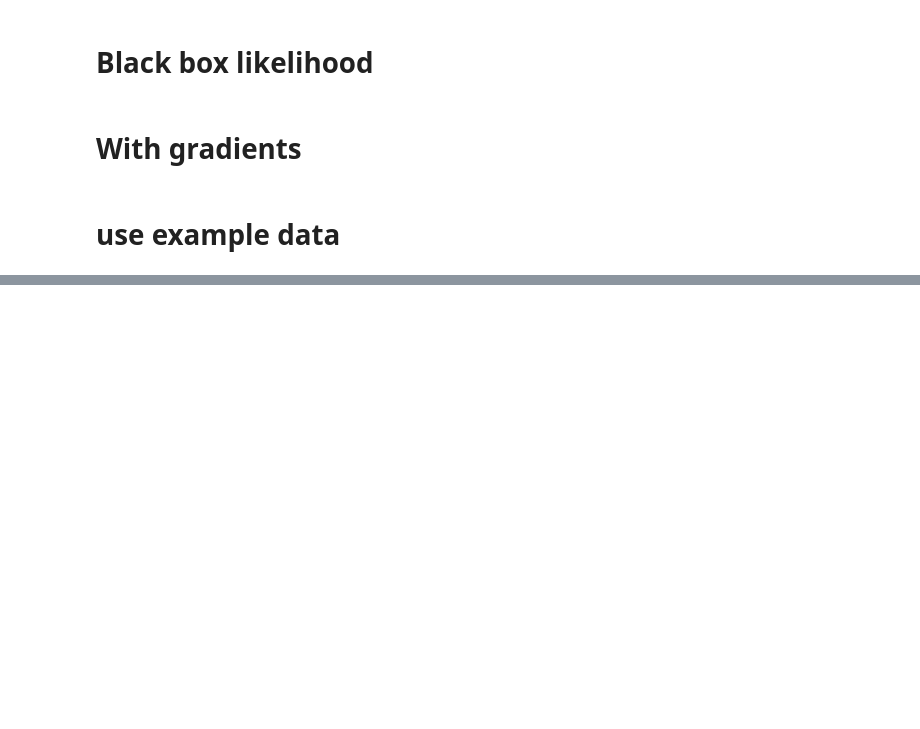
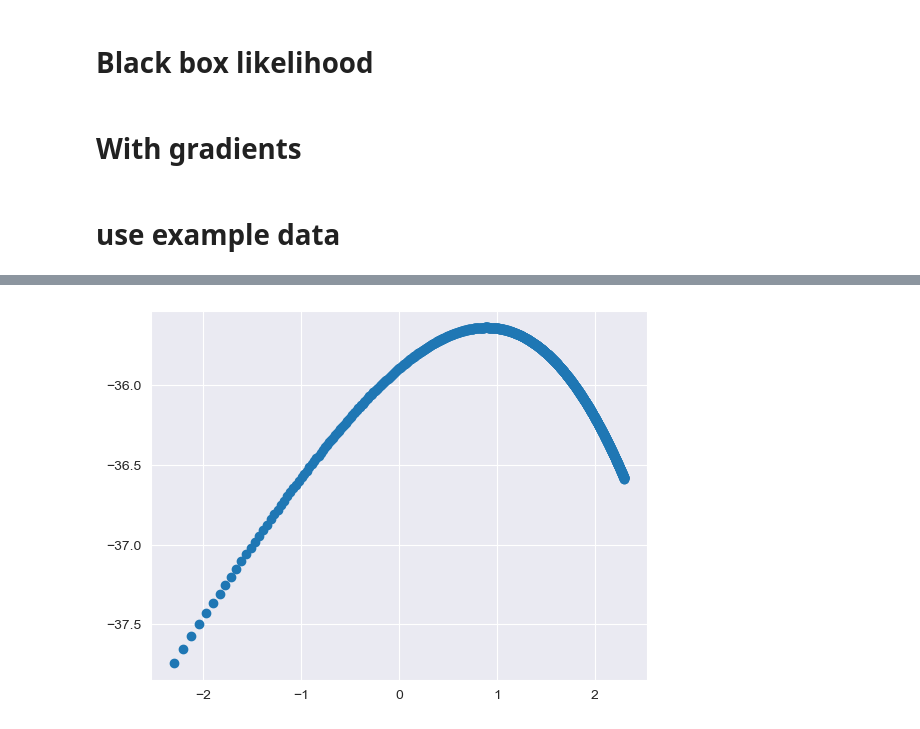
Before and after one commit to Kumachar/ResearchExamples, a Jupyter notebook: Interpolation_Likelihood.ipynb, the cells around one changed output, grey strips where cells are left out. Saved outputs shown, nothing was run; the diff lists cells and outputs as text; code cells hidden in the pictures; blank space fills up the shorter version.

```diff
--- a/Interpolation_Likelihood.ipynb
+++ b/Interpolation_Likelihood.ipynb
@@ -351,0 +337,29 @@ array([[<Axes: title={'center': 'x\n0'}>,
+# %%
+import numpy as np
+import pytensor.tensor as pt
+from pytensor.graph.op import Op, Apply
+import pymc as pm
+import pandas as pd
+import matplotlib.pyplot as plt
+
+# Define interpolate function
+def interpolate(x0, y0, x):
+    x = np.array(x)
+    idx = np.searchsorted(x0, x)
+    dl = np.array(x - x0[idx - 1])
+    dr = np.array(x0[idx] - x)
+    d = dl + dr
+    wl = dr / d
+    return wl * y0[idx - 1] + (1 - wl) * y0[idx]
+
+# Load data and ensure it's a NumPy array
+data = pd.read_csv('grids_example_1.csv', header=None).values
+param_min = data[0, :].min()
+param_max = data[0, :].max()
+# %%
+# plot the data
+plt.plot(data[0, :], data[1, :], 'o')
+
+plt.show()
+# %% [output]
+[figure, added]
```
Also changed, not shown: parts of 4 cells of this notebook.
